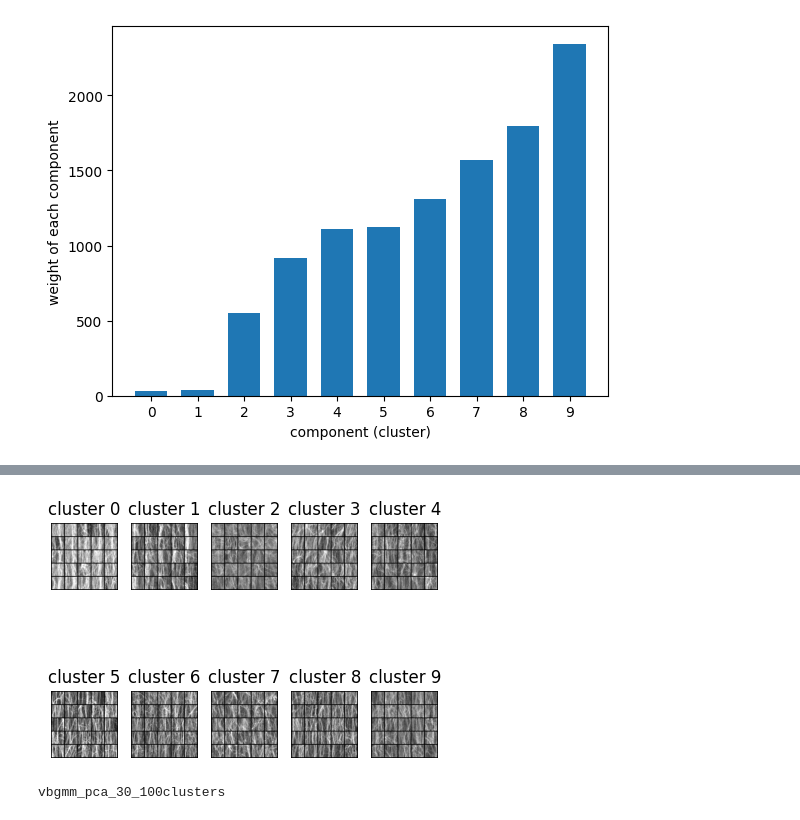
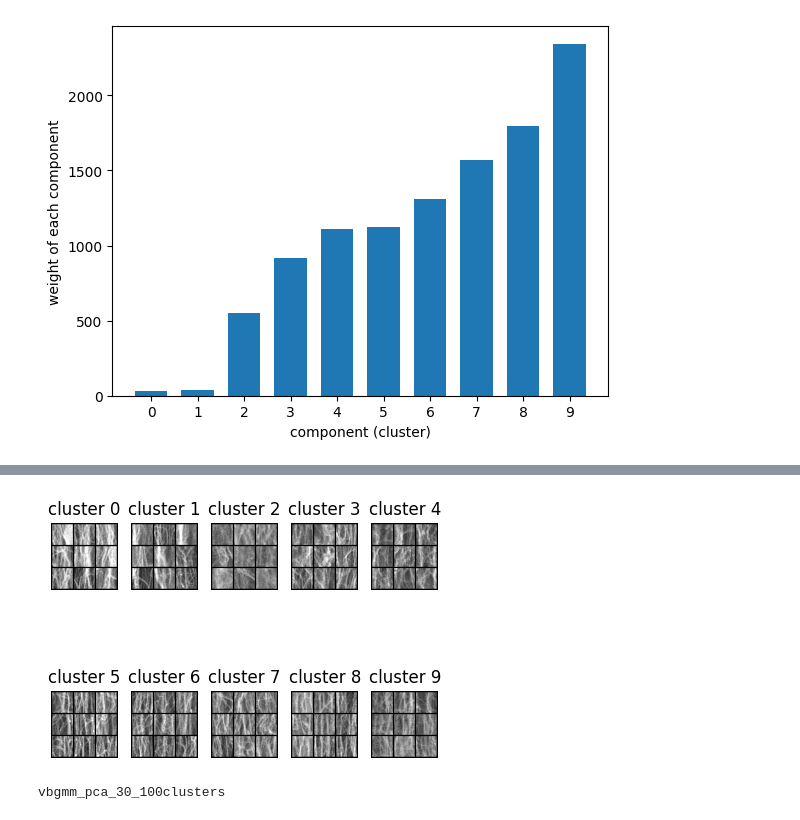
Before and after one commit to RyuichiShinseiB/Feature_extraction, a Jupyter notebook: notebooks/VBGMM_clustering.ipynb, the cells around one changed output, grey strips where cells are left out. Cells and saved outputs as stored; diff of their text form; code cells hidden in the pictures.

```diff
--- a/notebooks/VBGMM_clustering.ipynb
+++ b/notebooks/VBGMM_clustering.ipynb
@@ -248,7 +255,7 @@ plt.show()
 # %% [output]
 [figure]
 # %%
-# df_train_clustering = pl.read_csv("/home/shinsei/MyResearchs/feat_extrc/reports/features/SimpleCAE32/2023-07-10/13-09-32/feature_train_data_clustering.csv")
+df_train_clustering = pl.read_csv("/home/shinsei/MyResearchs/feat_extrc/reports/features/SimpleCAE32/2023-07-10/13-09-32/feature_train_data_clustering.csv")
 # scatter_data = df_train_clustering.select([pl.exclude(["dirname", "filename", "filepath", "cluster"])]).to_numpy()
 cluster_labels = df_train_clustering.select(pl.col("cluster")).to_numpy().flatten()
 scatter_each_classes(
@@ -257,7 +264,10 @@ scatter_each_classes(
     np.arange(0, 10)[::-1],
     markers,
     colors,
-    xylabel=("PC1", "PC2")
+    xylabel=("PC1", "PC2"),
+    face_color="None",
+    fontsize=15,
+    path="../reports/figures/VBGMM/2023-07-10/cluster_images/scatter.jpg"
 )
 # %% [output]
 ['s', 'D', 'o', 'p', '*', 'h', 'D', '8', 'v', 'x']
@@ -292,11 +302,11 @@ shape: (5, 132)
 # %%
 df_check_clustering = pl.read_csv("/home/shinsei/MyResearchs/feat_extrc/reports/features/SimpleCAE32/2023-07-10/13-09-32/feature_check_data_clustering.csv")
 # %%
-concatenated_images = image_concat_and_imshow(df_train_clustering, labels=np.arange(0,10), colrow=(5,5), image_root=image_pardir)
+concatenated_images = image_concat_and_imshow(df_train_clustering, labels=np.arange(0,10), colrow=(3,3), image_root=image_pardir)
 for i, img in enumerate(concatenated_images):
-    img.save(f"/home/shinsei/MyResearchs/feat_extrc/reports/figures/VBGMM/2023-07-10/cluster{i}.png")
+    img.save(f"/home/shinsei/MyResearchs/feat_extrc/reports/figures/VBGMM/2023-07-10/cluster_images/3x3/cluster{i}.png")
 # %% [output]
-[figure, old version]
+[figure, new version]
 # %%
 dt = datetime.datetime.now()
 
```
Also changed, not shown: parts of 2 cells of this notebook, 1 other file.
